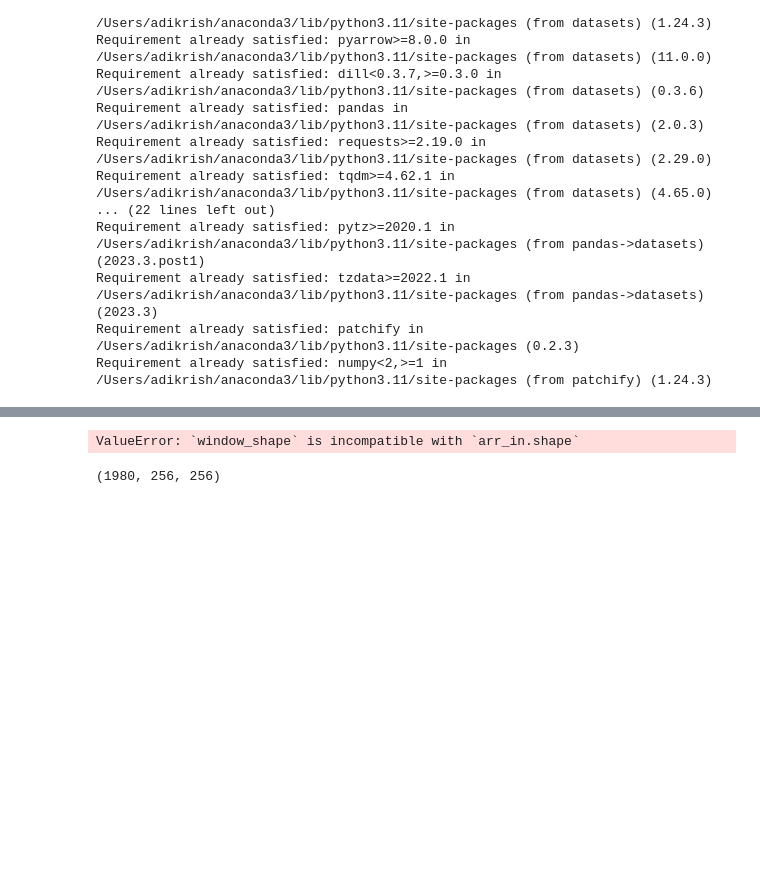
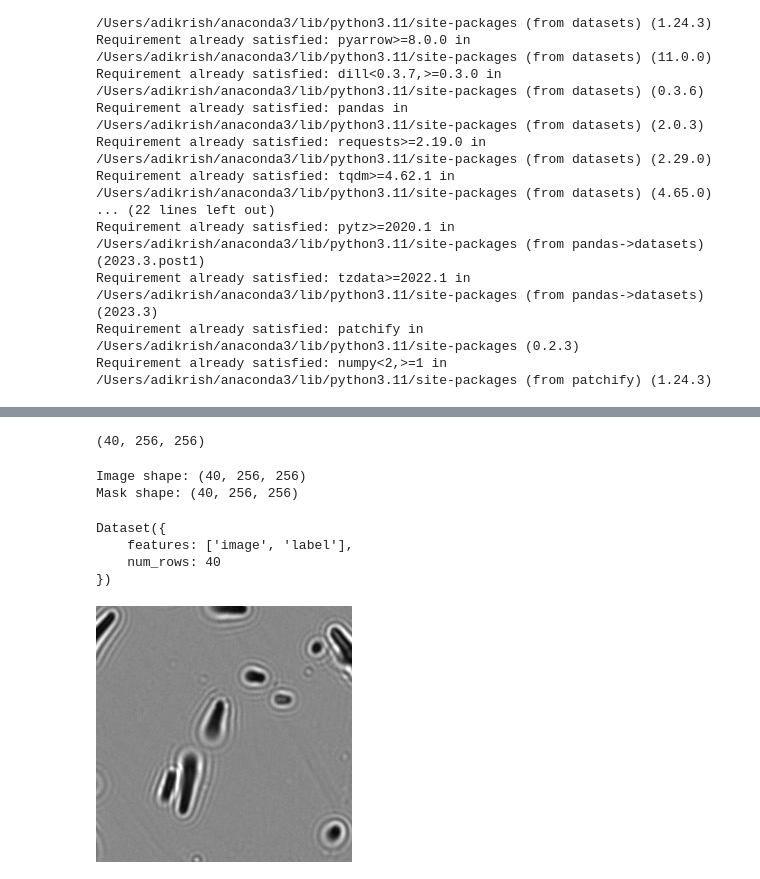
Before and after one commit to RudimentaryChef/FissionTrack, a Jupyter notebook: Combo.ipynb, the cells around one changed output, grey strips where cells are left out. Drawn from its saved outputs; the diff is of its cells as text; code cells hidden in the pictures; blank space fills up the shorter version.

```diff
--- a/Combo.ipynb
+++ b/Combo.ipynb
@@ -63,3 +57,8 @@ large_masks = tifffile.imread("/Users/adikrish/Desktop/Eve.tif")
+# %%
+if large_images.ndim == 2 :
+    large_images = large_images.reshape(1, large_images.shape[0], large_images.shape[1])
+if large_masks.ndim == 2:
+    large_masks = large_masks.reshape(1, large_masks.shape[0], large_masks.shape[1])
 # %%
 all_img_patches = []
 #Desired patch size for smaller images and step size.
@@ -91,9 +90,44 @@ for img in range(large_masks.shape[0]):
             all_mask_patches.append(single_patch_mask)
 
 masks = np.array(all_mask_patches)
-# %% [output]
-ValueError: `window_shape` is incompatible with `arr_in.shape`
 # %%
 images.shape
 # %% [output]
-(1980, 256, 256)
+(40, 256, 256)
+# %%
+# Create a list to store the indices of non-empty masks
+valid_indices = [i for i, mask in enumerate(masks) if mask.max() != 0]
+# Filter the image and mask arrays to keep only the non-empty pairs
+filtered_images = images[valid_indices]
+filtered_masks = masks[valid_indices]
+print("Image shape:", filtered_images.shape)  # e.g., (num_frames, height, width, num_channels)
+print("Mask shape:", filtered_masks.shape)
+# %% [output]
+Image shape: (40, 256, 256)
+Mask shape: (40, 256, 256)
+# %%
+from datasets import Dataset
+from PIL import Image
+
+# Convert the NumPy arrays to Pillow images and store them in a dictionary
+dataset_dict = {
+    "image": [Image.fromarray(img) for img in filtered_images],
+    "label": [Image.fromarray(mask) for mask in filtered_masks],
+}
+
+# Create the dataset using the datasets.Dataset class
+dataset = Dataset.from_dict(dataset_dict)
+# %%
+dataset
+# %% [output]
+Dataset({
+    features: ['image', 'label'],
+    num_rows: 40
+})
+# %%
+#Visualizes an example
+example = dataset[0]
+image = example["image"]
+image
+# %% [output]
+[figure, added]
```
Also changed, not shown: parts of 15 cells of this notebook, 3 other files.
